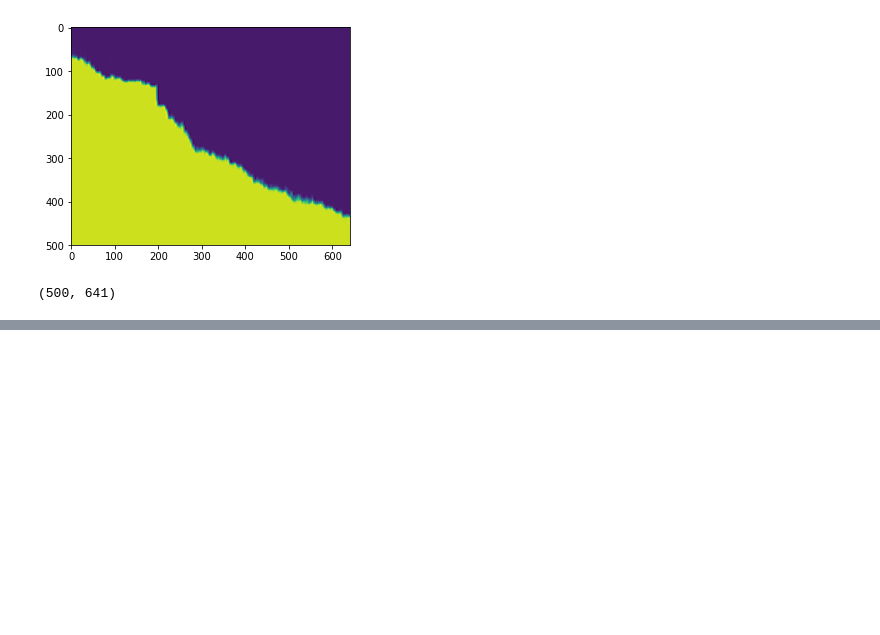
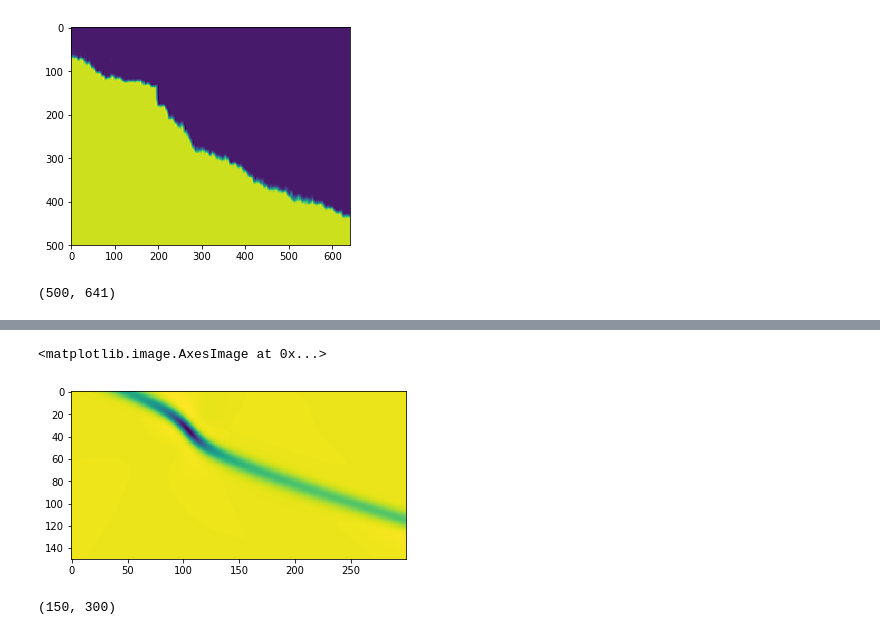
Before and after one commit to NingWang1990/Machine_learning_dynamics, a Jupyter notebook: Bayesian/NN_smoothing.ipynb, the cells around one changed output, grey strips where cells are left out. Cells and saved outputs as stored; diff of their text form; code cells hidden in the pictures; blank space fills up the shorter version.

```diff
--- a/Bayesian/NN_smoothing.ipynb
+++ b/Bayesian/NN_smoothing.ipynb
@@ -93,0 +105,5 @@ It: 4740, Loss: 6.505e+02, Time: 1.94
+# %%
+plt.imshow(u_t_predict)
+# %% [output]
+<matplotlib.image.AxesImage at 0x...>
+[figure, added]
@@ -93,0 +115,4 @@ It: 4740, Loss: 6.505e+02, Time: 1.94
+# %%
+u_x_predict.shape
+# %% [output]
+(150, 300)
```
Also changed, not shown: parts of 16 cells of this notebook, 1 other file.
